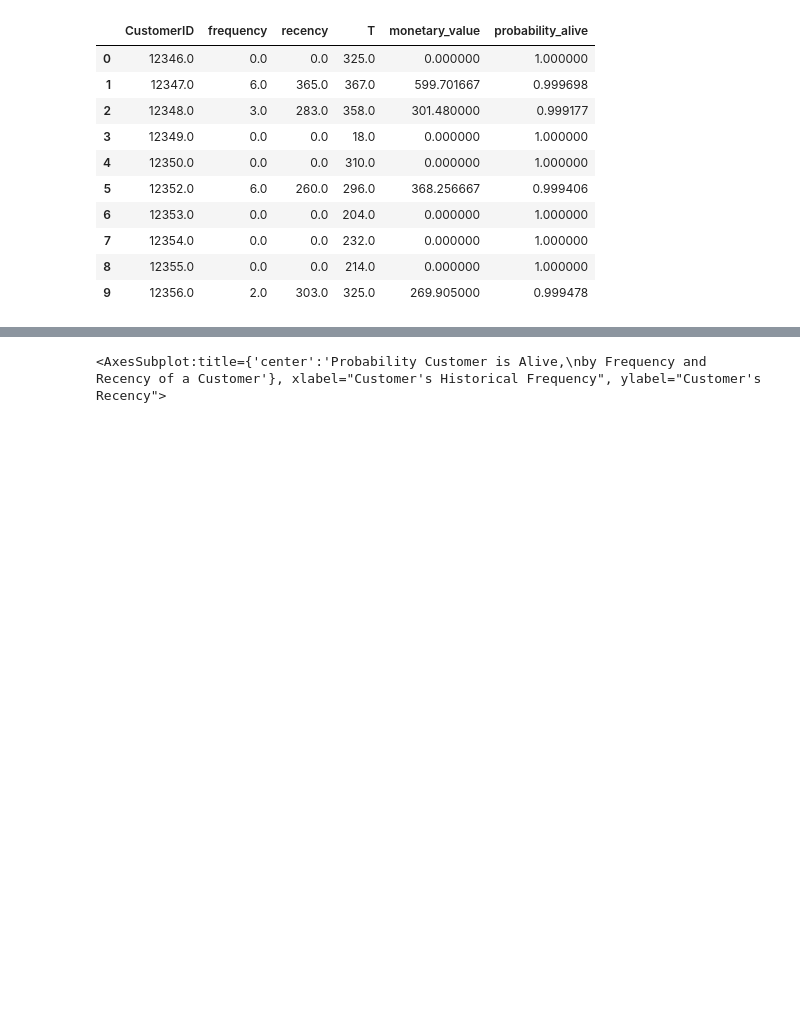
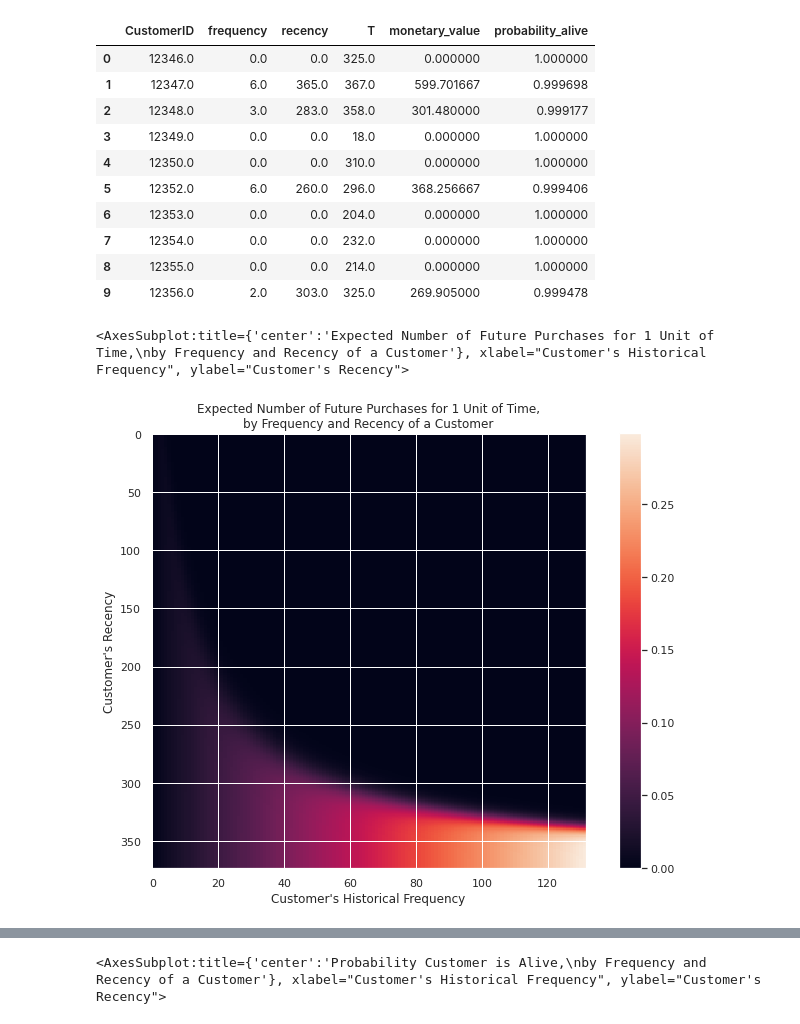
Before and after one commit to apiasak/datascience-portfolio, a Jupyter notebook: code/Retail Dataset/B1) Customer Lifetime Value (CLV).ipynb, the cells around one changed output, grey strips where cells are left out. Drawn from its saved outputs; the diff is of its cells as text; code cells hidden in the pictures; blank space fills up the shorter version.

```diff
--- a/code/Retail Dataset/B1) Customer Lifetime Value (CLV).ipynb
+++ b/code/Retail Dataset/B1) Customer Lifetime Value (CLV).ipynb
@@ -10,5 +27,7 @@ pd.options.mode.chained_assignment = None
 # %% [markdown]
 https://www.analyticsvidhya.com/blog/2020/10/a-definitive-guide-for-predicting-customer-lifetime-value-clv/
 # %%
-# This may take a couple minutes
-data = pd.read_csv('data.csv', parse_dates=['InvoiceDate'])
+# Loading the data
+data = pd.read_csv('data.csv', encoding="unicode_escape", parse_dates=['InvoiceDate'])
+print("Total number of transactions happened in the given period: "+ str(data.shape[0]))
+data.head(5)
@@ -402,3 +434,11 @@ summary.head(10)
 | 7 | 12354.0 | 0.0 | 0.0 | 232.0 | 0.000000 | 1.000000 |
 | 8 | 12355.0 | 0.0 | 0.0 | 214.0 | 0.000000 | 1.000000 |
 | 9 | 12356.0 | 2.0 | 303.0 | 325.0 | 269.905000 | 0.999478 |
+# %%
+from lifetimes.plotting import plot_frequency_recency_matrix
+
+fig = plt.figure(figsize=(12,8))
+plot_frequency_recency_matrix(bgf)
+# %% [output]
+<AxesSubplot:title={'center':'Expected Number of Future Purchases for 1 Unit of Time,\nby Frequency and Recency of a Customer'}, xlabel="Customer's Historical Frequency", ylabel="Customer's Recency">
+[figure, added]
```
Also changed, not shown: parts of 40 cells of this notebook, 6 other files.
